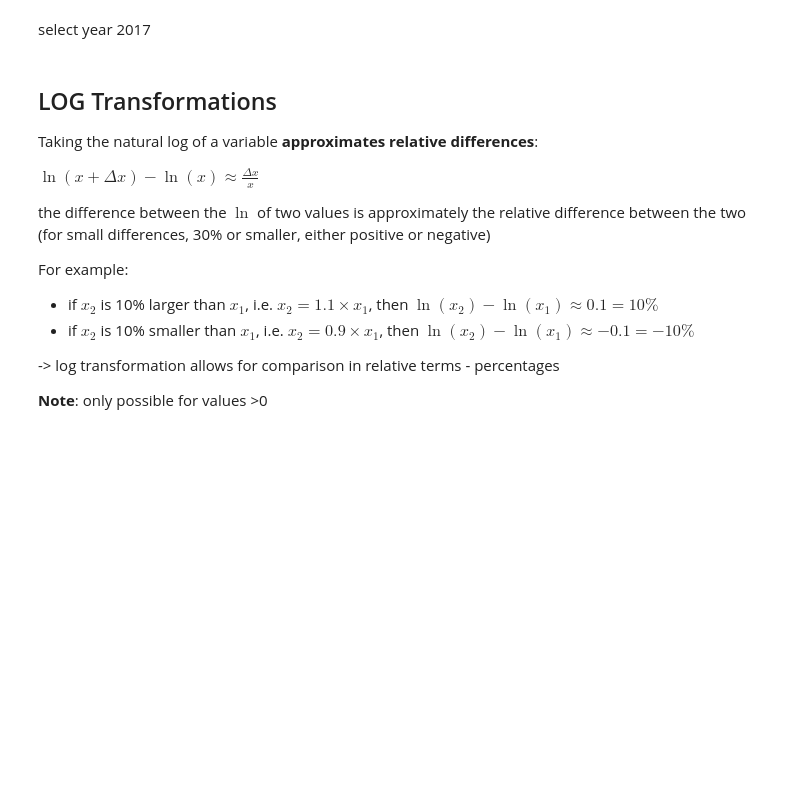
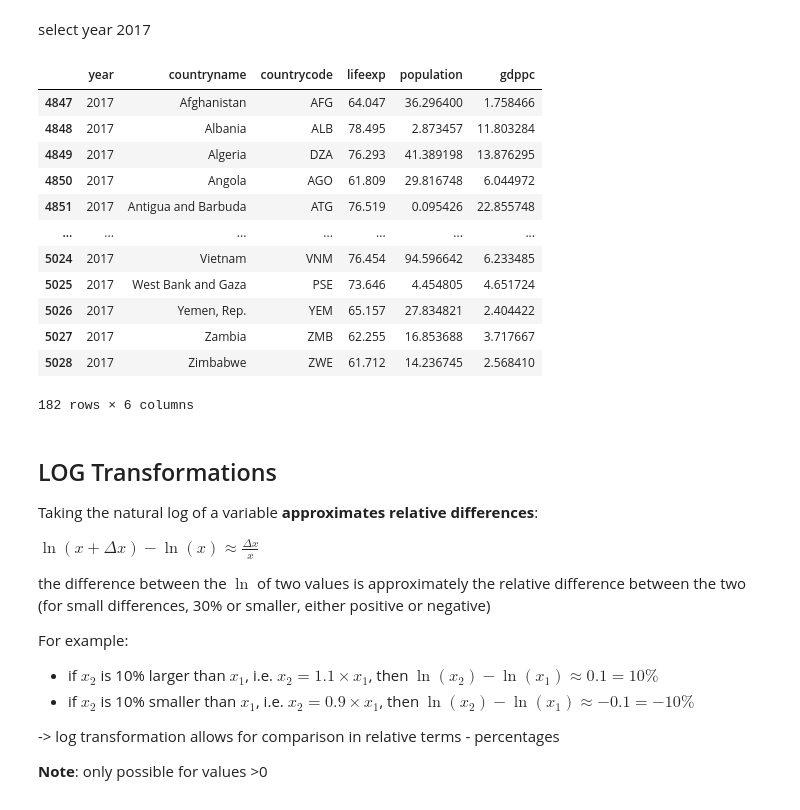
Before and after one commit to costanzadeacutis/TAsessions, a Jupyter notebook: ch08-life-expectancy-income/ch08-life-expectancy-income-commented.ipynb, the cells around one changed output. Drawn from its saved outputs; the diff is of its cells as text; code cells hidden in the pictures; blank space fills up the shorter version.

```diff
--- a/ch08-life-expectancy-income/ch08-life-expectancy-income-commented.ipynb
+++ b/ch08-life-expectancy-income/ch08-life-expectancy-income-commented.ipynb
@@ -111,6 +111,22 @@ xc
 select year 2017
 # %%
 xc = xc.loc[lambda x: x["year"] == 2017]
+# %%
+xc
+# %% [output]
+|  | year | countryname | countrycode | lifeexp | population | gdppc |
+| 4847 | 2017 | Afghanistan | AFG | 64.047 | 36.296400 | 1.758466 |
+| 4848 | 2017 | Albania | ALB | 78.495 | 2.873457 | 11.803284 |
+| 4849 | 2017 | Algeria | DZA | 76.293 | 41.389198 | 13.876295 |
+| 4850 | 2017 | Angola | AGO | 61.809 | 29.816748 | 6.044972 |
+| 4851 | 2017 | Antigua and Barbuda | ATG | 76.519 | 0.095426 | 22.855748 |
+| ... | ... | ... | ... | ... | ... | ... |
+| 5024 | 2017 | Vietnam | VNM | 76.454 | 94.596642 | 6.233485 |
+| 5025 | 2017 | West Bank and Gaza | PSE | 73.646 | 4.454805 | 4.651724 |
+| 5026 | 2017 | Yemen, Rep. | YEM | 65.157 | 27.834821 | 2.404422 |
+| 5027 | 2017 | Zambia | ZMB | 62.255 | 16.853688 | 3.717667 |
+| 5028 | 2017 | Zimbabwe | ZWE | 61.712 | 14.236745 | 2.568410 |
+182 rows × 6 columns
 # %% [markdown]
 ## LOG Transformations
 Taking the natural log of a variable **approximates relative differences**:
```
Also changed, not shown: parts of 3 cells of this notebook.
